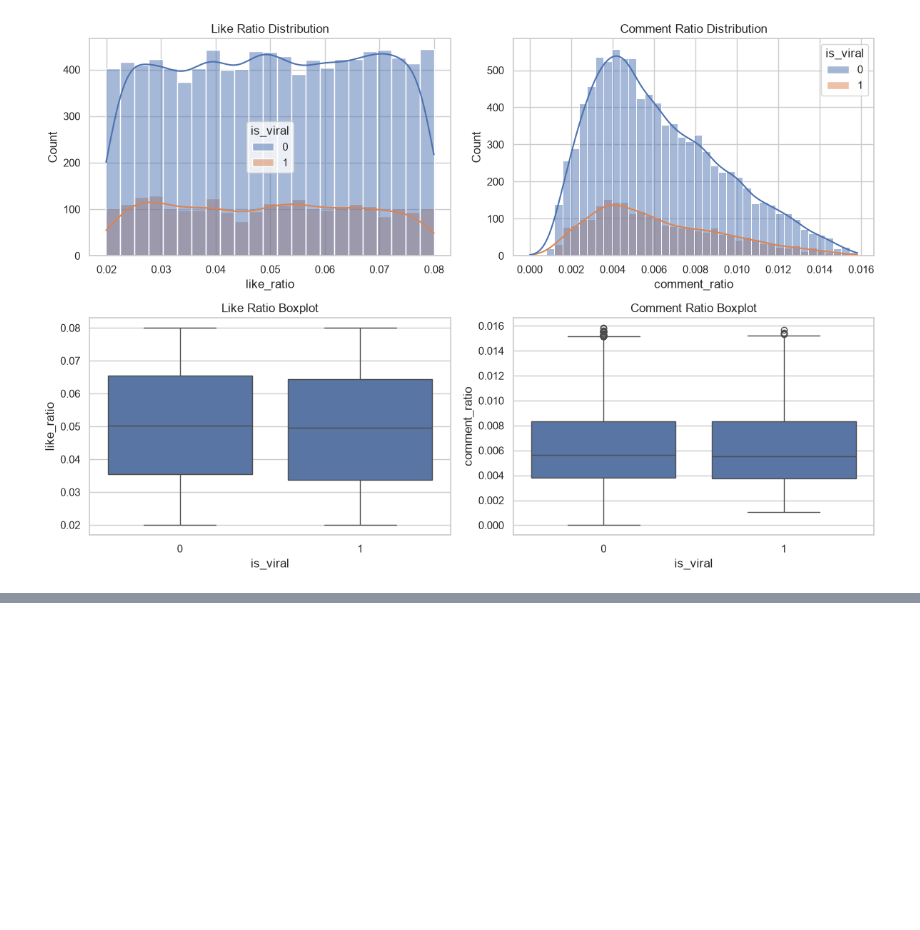
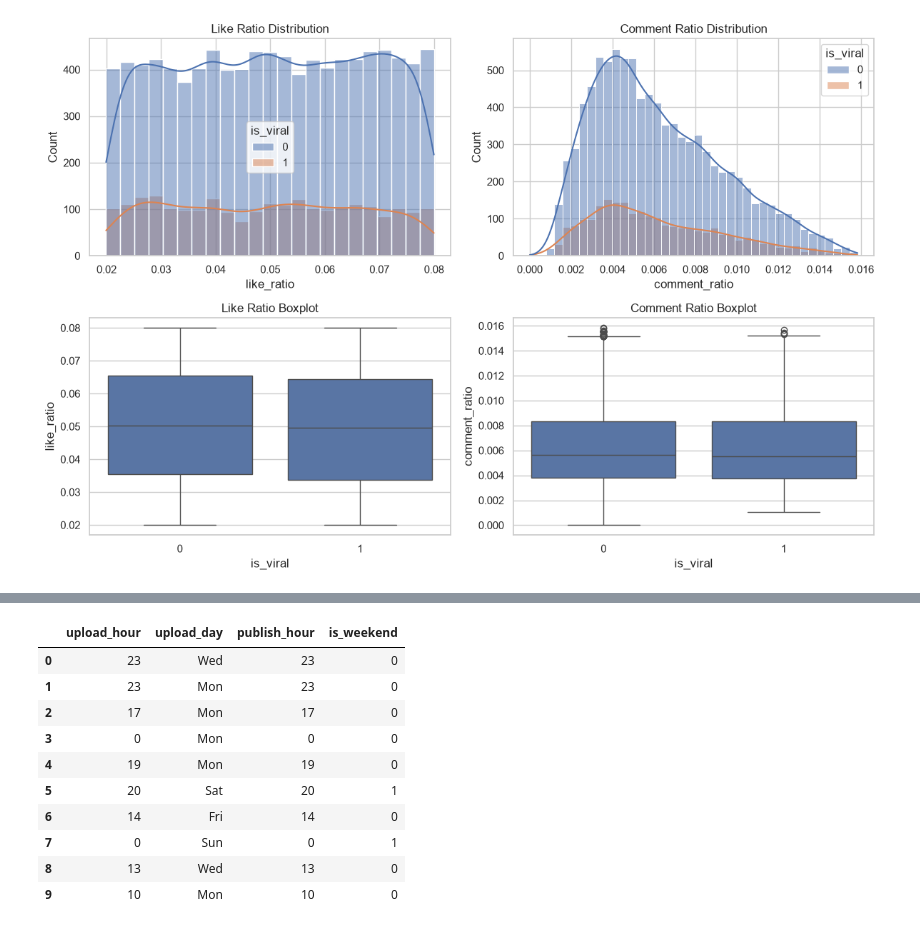
Before and after one commit to Roaminng/youtube-viral-ds, a Jupyter notebook: viral_videos.ipynb, the cells around one changed output, grey strips where cells are left out. Cells and saved outputs as stored; diff of their text form; code cells hidden in the pictures; blank space fills up the shorter version.

Commit message:
feat : engineer temporal and title text features and analyze correlations

```diff
--- a/viral_videos.ipynb
+++ b/viral_videos.ipynb
@@ -135,0 +144,25 @@ Sports      0.048416  0.047679   806      0.006062  0.005367   806
+# %%
+# Cell 7: Temporal feature engineering
+import pandas as pd
+
+# 1. Alias publish_hour from upload_hour
+df['publish_hour'] = df['upload_hour']
+
+# 2. Convert upload_day to string and safely check for weekend identifiers
+weekend_values = ['saturday', 'sunday', 'sat', 'sun', '5', '6']
+df['is_weekend'] = df['upload_day'].astype(str).str.lower().isin(weekend_values).astype(int)
+
+# 3. Inspect new temporal columns
+df[['upload_hour', 'upload_day', 'publish_hour', 'is_weekend']].head(10)
+# %% [output]
+|  | upload_hour | upload_day | publish_hour | is_weekend |
+| 0 | 23 | Wed | 23 | 0 |
+| 1 | 23 | Mon | 23 | 0 |
+| 2 | 17 | Mon | 17 | 0 |
+| 3 | 0 | Mon | 0 | 0 |
+| 4 | 19 | Mon | 19 | 0 |
+| 5 | 20 | Sat | 20 | 1 |
+| 6 | 14 | Fri | 14 | 0 |
+| 7 | 0 | Sun | 0 | 1 |
+| 8 | 13 | Wed | 13 | 0 |
+| 9 | 10 | Mon | 10 | 0 |
```
Also changed, not shown: parts of 8 cells of this notebook.
